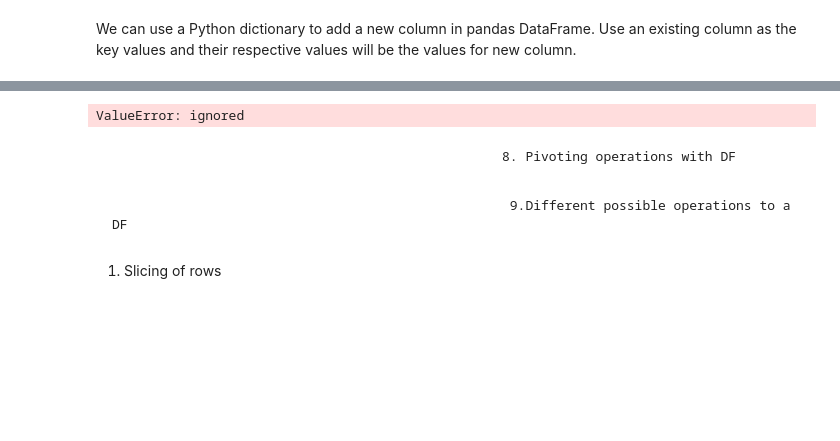
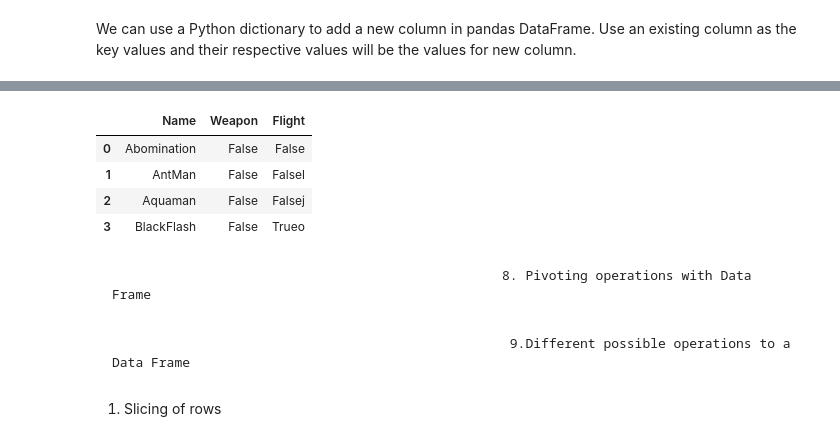
Before and after one commit to shruthi-jay/pandas, a Jupyter notebook: pytho.ipynb, the cells around one changed output, grey strips where cells are left out. Drawn from its saved outputs; the diff is of its cells as text; code cells hidden in the pictures; blank space fills up the shorter version.

```diff
--- a/pytho.ipynb
+++ b/pytho.ipynb
@@ -986,20 +609,23 @@ df
 # %%
 import pandas as pd
 data1 = {'Name': ['Abomination', 'AntMan', 'Aquaman', 'BlackFlash'],
-        'Stealth': ['False','False','True', 'True'],
         'Weapon': ['False', 'False', 'False', 'False']}
 # Define a dictionary with key values of an existing column and their respective value pairs as the # values for our new column.
-flight = {'False': 'Abomination', 'False': 'AntMan','False':'Aquaman', 'True':'BlackFlash'}
 # Convert the dictionary into DataFrame
+flight= {'False': 'Abomination', 'Falsel': 'AntMan','Falsej':'Aquaman', 'Trueo':'BlackFlash'}
 df = pd.DataFrame(data1)
-df['Flight'] = flight
+df['Flight'] =flight
 df
 # %% [output]
-ValueError: ignored
+|  | Name | Weapon | Flight |
+| 0 | Abomination | False | False |
+| 1 | AntMan | False | Falsel |
+| 2 | Aquaman | False | Falsej |
+| 3 | BlackFlash | False | Trueo |
 # %% [markdown]
-                                                      8. Pivoting operations with DF
+                                                      8. Pivoting operations with Data Frame
 # %% [markdown]
-                                                       9.Different possible operations to a DF
+                                                       9.Different possible operations to a Data Frame
 # %% [markdown]
 1)  Slicing of rows
 # %% [markdown]
```
Also changed, not shown: parts of 58 cells of this notebook.
